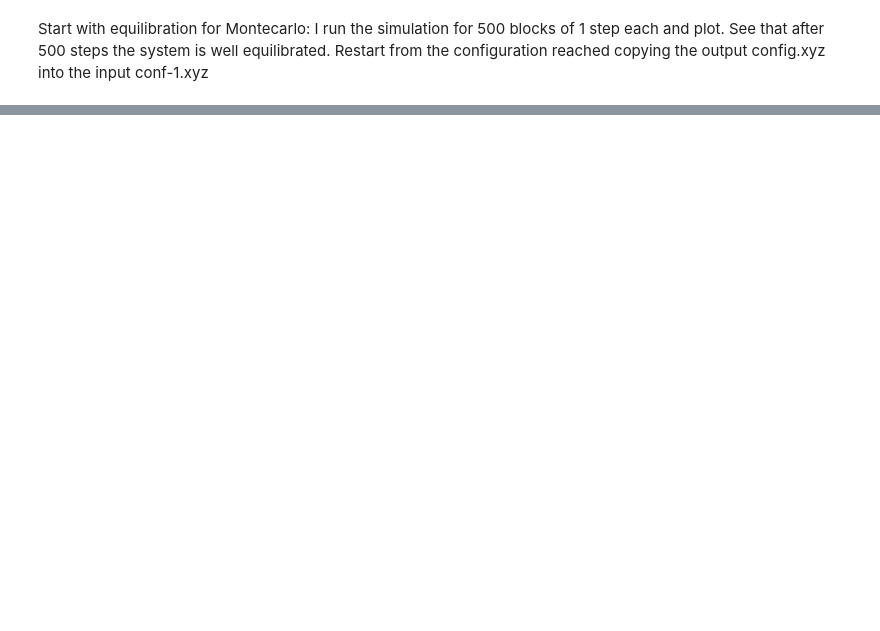
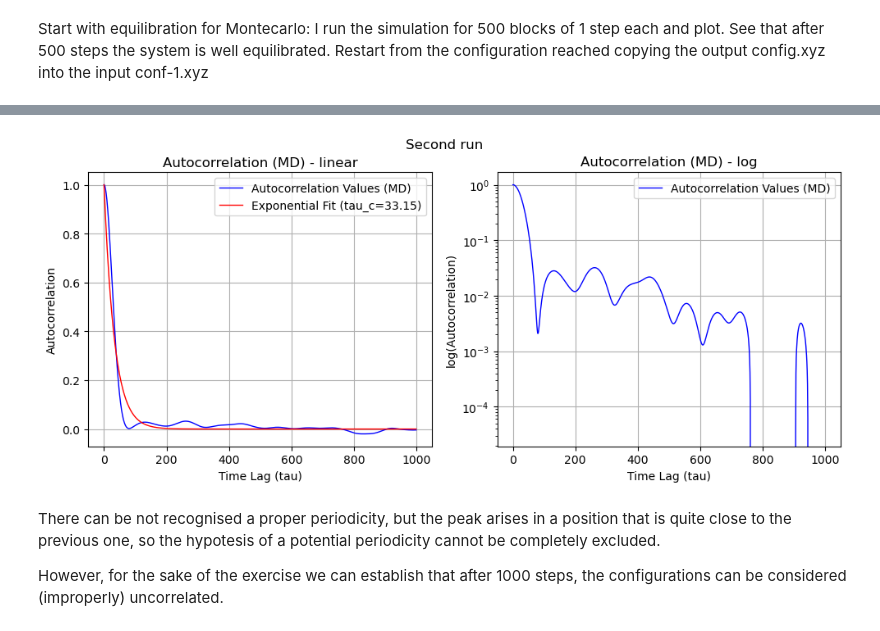
Before and after one commit to giuliagogna/NumericalSimulationLaboratory, a Jupyter notebook: Lab07/analysis7.ipynb, the cells around one changed output, grey strips where cells are left out. Cells and saved outputs as stored; diff of their text form; code cells hidden in the pictures; blank space fills up the shorter version.

```diff
--- a/Lab07/analysis7.ipynb
+++ b/Lab07/analysis7.ipynb
@@ -8,0 +158,37 @@ Start with equilibration for Montecarlo: I run the simulation for 500 blocks of
+# %%
+_, potential_energy_MD_2, _, _ = np.loadtxt(path_MD + "potential_energy_MD_2.dat", unpack=True)
+# %%
+tau = np.arange(0, 1000, 1)
+autocorr_values = [autocorrelation(potential_energy_MD_2, t) for t in tau]
+# %%
+plt.figure(figsize=(10, 12))
+
+plt.suptitle('Second run')
+
+plt.subplot(3, 2, 1)
+plt.plot(tau, autocorr_values, color='blue', linewidth=1, label="Autocorrelation Values (MD)")
+plt.plot(tau, exponential_decay(tau, tau_c), color='red', linewidth=1, label=f"Exponential Fit (tau_c={tau_c:.2f})")
+plt.xlabel("Time Lag (tau)")
+plt.ylabel("Autocorrelation")
+plt.title("Autocorrelation (MD) - linear")
+plt.legend()
+plt.grid(True)
+
+plt.subplot(3, 2, 2)
+plt.plot(tau, autocorr_values, color='blue', linewidth=1, label="Autocorrelation Values (MD)")
+#plt.plot(tau, exponential_decay(tau, tau_c), color='red', linewidth=1, label=f"Exponential Fit (tau_c={tau_c:.2f})")
+plt.yscale('log')
+plt.xlabel("Time Lag (tau)")
+plt.ylabel("log(Autocorrelation)")
+plt.title("Autocorrelation (MD) - log")
+plt.legend()
+plt.grid(True)
+
+plt.tight_layout()
+plt.show()
+# %% [output]
+[figure, added]
+# %% [markdown]
+There can be not recognised a proper periodicity, but the peak arises in a position that is quite close to the previous one, so the hypotesis of a potential periodicity cannot be completely excluded.
+
+However, for the sake of the exercise we can establish that after 1000 steps, the configurations can be considered (improperly) uncorrelated.
```
Also changed, not shown: parts of 71 cells of this notebook, 48 other files.
